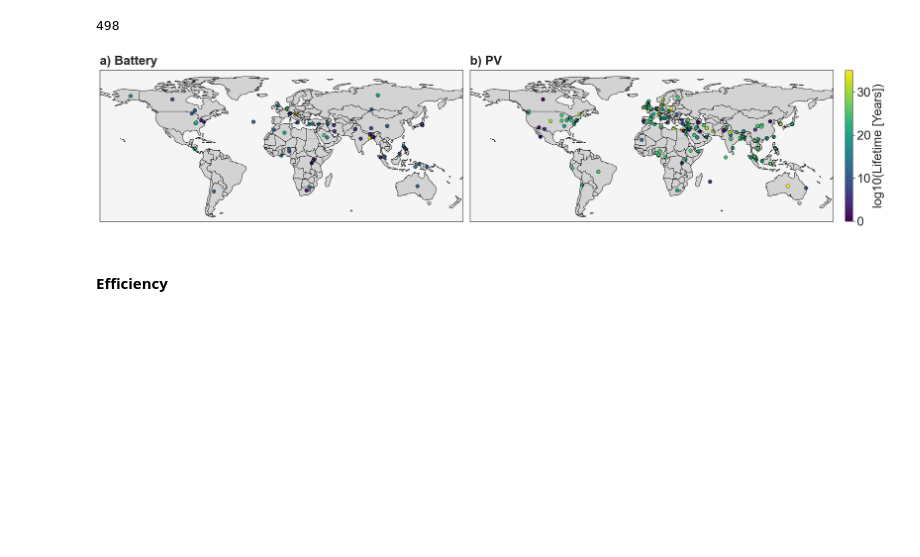
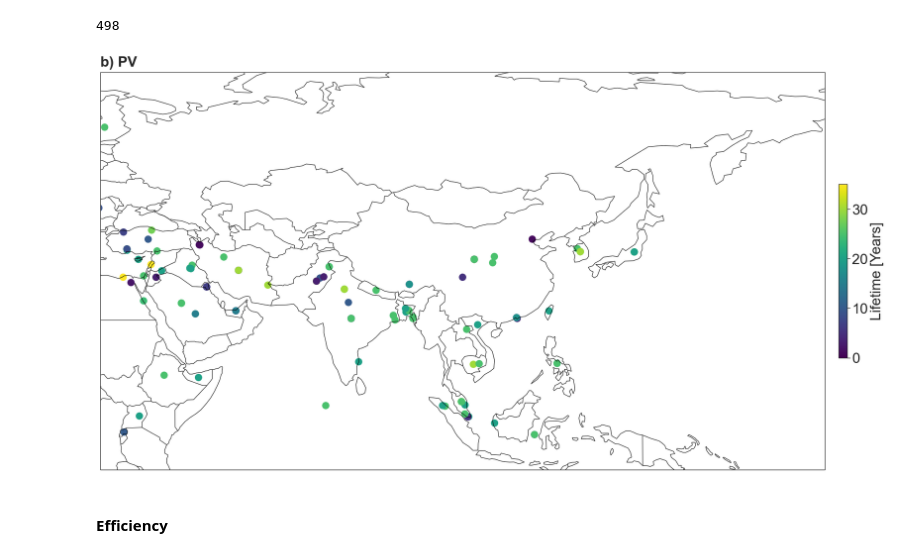
Before and after one commit to FZJ-IEK3-VSA/quinex-energy-system-studies, a Jupyter notebook: notebooks/Step6_SpatialVisualisation.ipynb, the cells around one changed output. Saved outputs shown, nothing was run; the diff lists cells and outputs as text; code cells hidden in the pictures; blank space fills up the shorter version.

Commit message:
Refactorized metadata_visualisation and quinex_visualisation

```diff
--- a/notebooks/Step6_SpatialVisualisation.ipynb
+++ b/notebooks/Step6_SpatialVisualisation.ipynb
@@ -150,30 +158,32 @@ lifetime_pv = lifetime[lifetime["entity_base_mapping"].isin(['PV'])]
 # %%
 datasets = [
-    {
-    'df': lifetime_bat,
-    'value_column': 'value_normalized',
-    #'entity_column': 'entity_base_mapping',
-    'title': 'a) Battery'
-    },
+    # {
+    # 'df': lifetime_wind,
+    # 'value_column': 'value_normalized',
+    # #'entity_column': 'entity_base_mapping',
+    # 'title': 'a) Wind'
+    # },
     {
     'df': lifetime_pv,
     'value_column': 'value_normalized',
     #'entity_column': 'entity_base_mapping',
     'title': 'b) PV'
     },
 ]
 
 fig = visualisation.plot_multiple_datasets_on_world(
     datasets,
-    colorbar_title="log10(Lifetime [Years])",
+    colorbar_title="Lifetime [Years]",
     figsize=(26, 12),
     jitter_strength=0,
-    default_point_size=50,
+    default_point_size=150,
     font_size=24,
+    log_scale=False,
+    continent='Asia'
 )
 # fig.savefig("../data/figures/results/lifetime/lifetime_worldmap.pdf", bbox_inches='tight')
 # %% [output]
-[figure, old version]
+[figure, new version]
 # %% [markdown]
 #### **Efficiency**
 # %%
```
Also changed, not shown: parts of 25 cells of this notebook, 12 other files.
